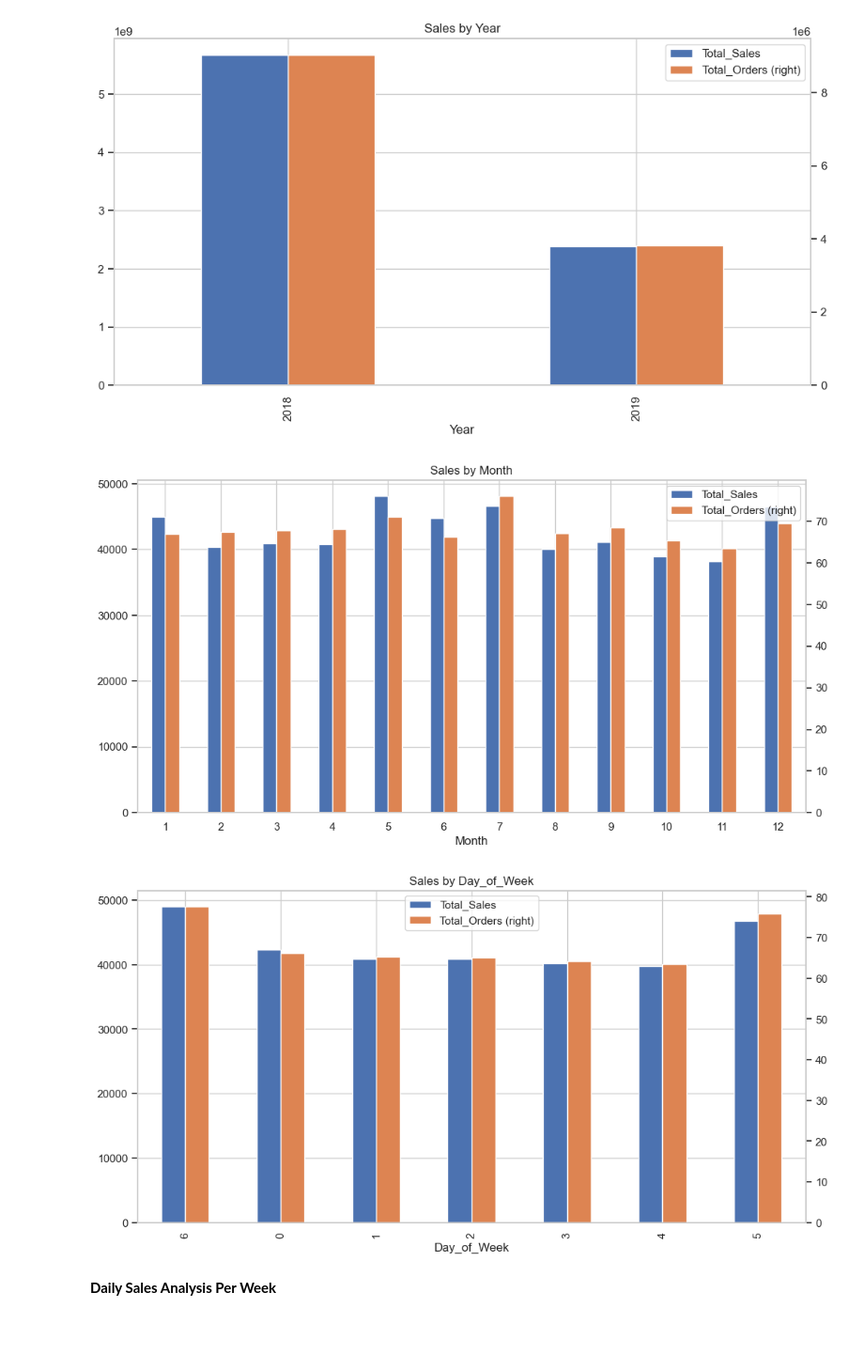
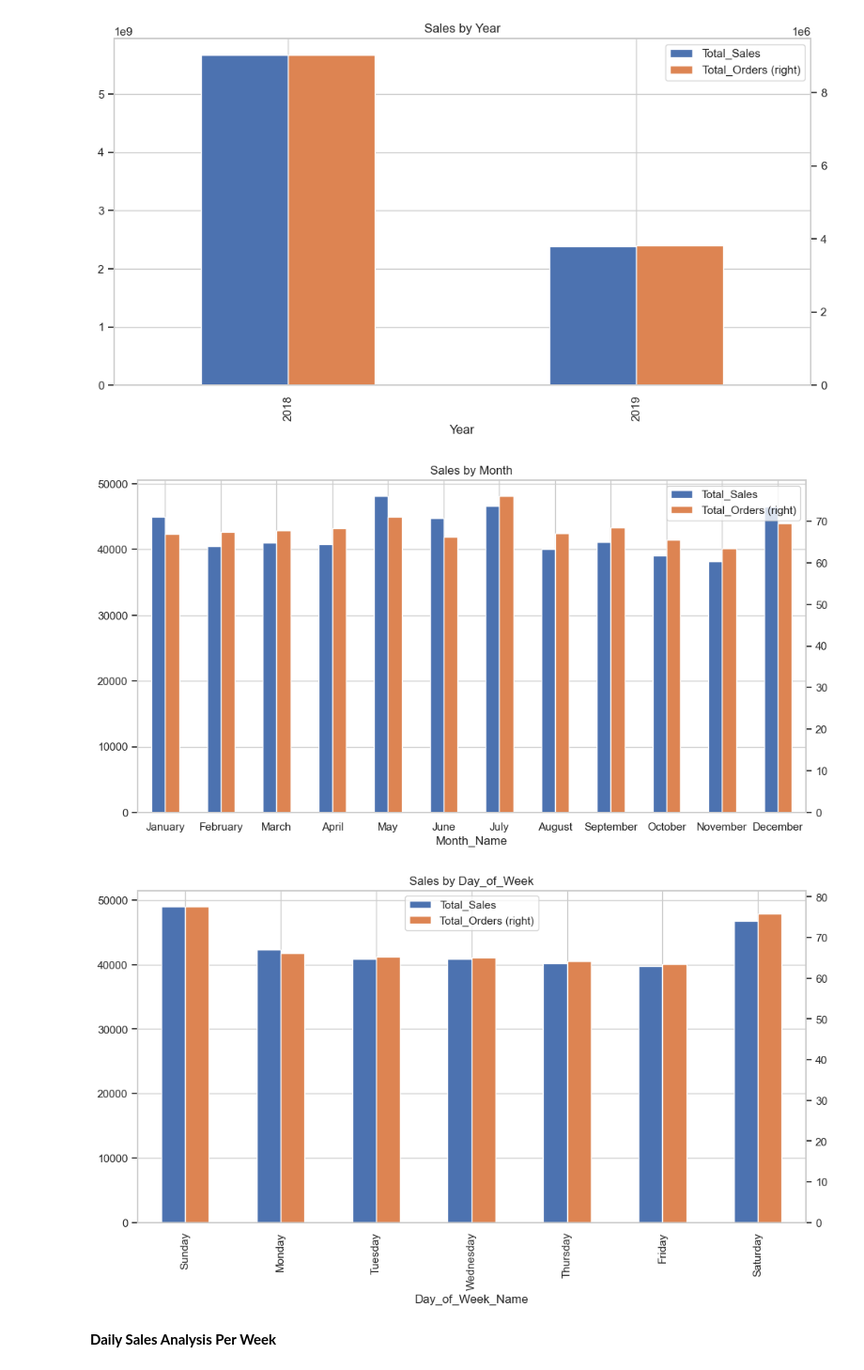
Before and after one commit to gautamnaik1994/SalesForecasting_ML_CaseStudy, a Jupyter notebook: notebooks/eda/01.EDA.ipynb, the cells around one changed output. Shown at 94% size. Drawn from its saved outputs; the diff is of its cells as text; code cells hidden in the pictures; blank space fills up the shorter version.

```diff
--- a/notebooks/eda/01.EDA.ipynb
+++ b/notebooks/eda/01.EDA.ipynb
@@ -208,15 +217,15 @@ db.sql("""
 [figure]
 # %%
 db.sql("""
-    select Month, round(avg(Sales),0) as Total_Sales, avg(Orders) as Total_Orders from df group by Month, month(Date) order by month(Date)
-""").df().plot(kind='bar', x='Month', y=['Total_Sales', 'Total_Orders'], figsize=(12, 6), title='Sales by Month', secondary_y='Total_Orders', rot=0);
+    select Month, Month_Name, round(avg(Sales),0) as Total_Sales, avg(Orders) as Total_Orders from df group by Month, Month_Name, month(Date) order by month(Date)
+""").df().plot(kind='bar', x='Month_Name', y=['Total_Sales', 'Total_Orders'], figsize=(12, 6), title='Sales by Month', secondary_y='Total_Orders', rot=0);
 # %% [output]
-[figure, old version]
+[figure, new version]
 # %%
 db.sql("""
-    select Day_of_Week, round(avg(Sales),0) as Total_Sales, avg(Orders) as Total_Orders from df group by Day_of_Week,weekday(Date)  order by weekday(Date)
-""").df().plot(kind='bar', x='Day_of_Week', y=['Total_Sales', 'Total_Orders'], figsize=(12, 6), title='Sales by Day_of_Week', secondary_y='Total_Orders');
+    select Day_of_Week, Day_of_Week_Name, round(avg(Sales),0) as Total_Sales, avg(Orders) as Total_Orders from df group by Day_of_Week,Day_of_Week_Name, weekday(Date)  order by weekday(Date)
+""").df().plot(kind='bar', x='Day_of_Week_Name', y=['Total_Sales', 'Total_Orders'], figsize=(12, 6), title='Sales by Day_of_Week', secondary_y='Total_Orders');
 # %% [output]
-[figure, old version]
+[figure, new version]
 # %% [markdown]
 **Daily Sales Analysis Per Week**
```
Also changed, not shown: parts of 12 cells of this notebook, 17 other files.
